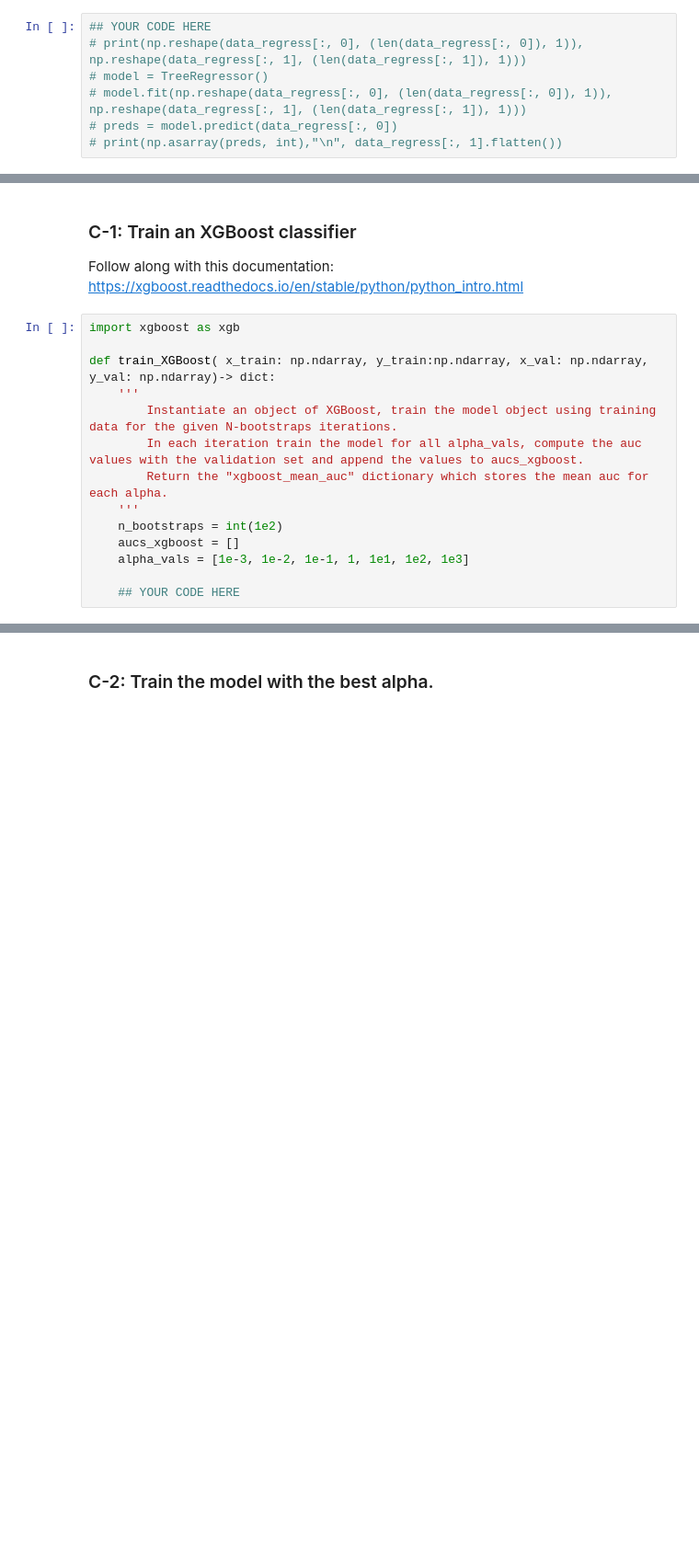
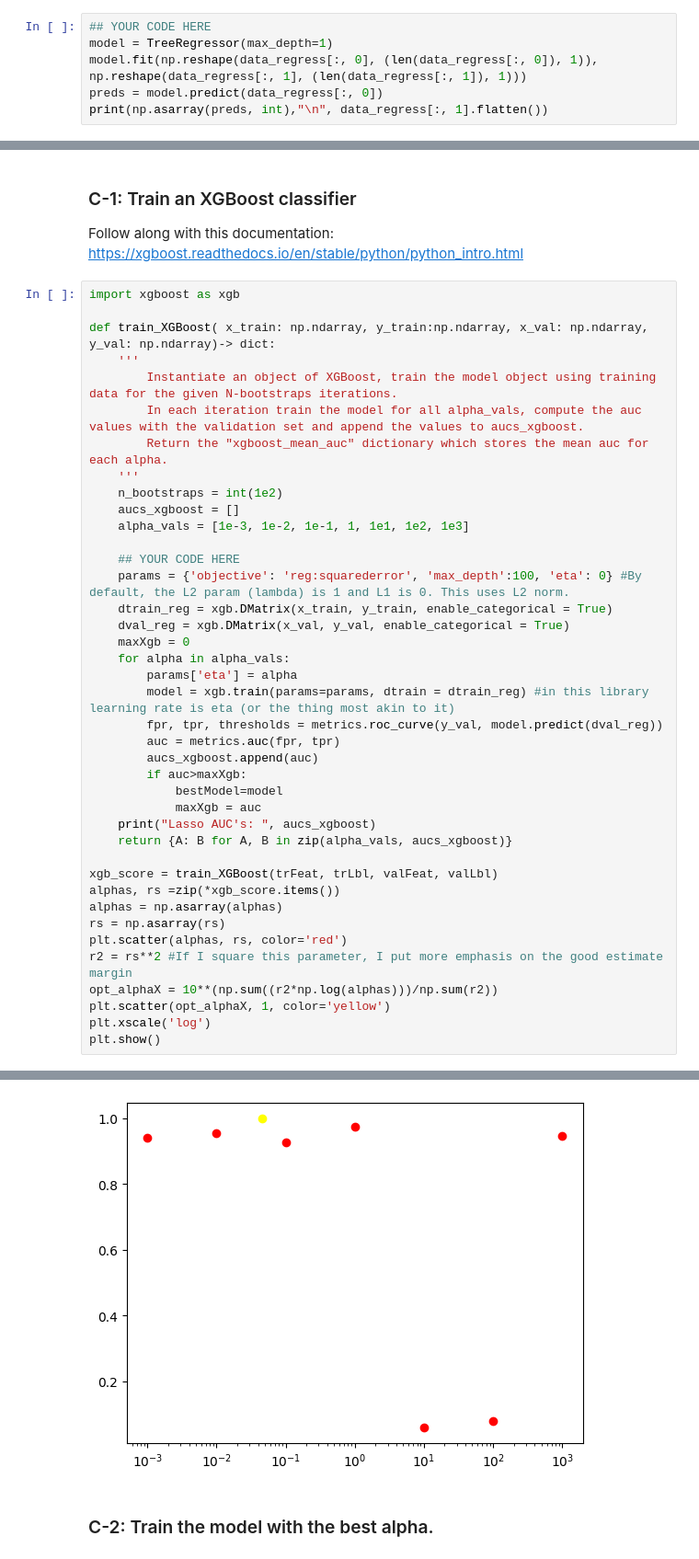
Before and after one commit to Tombo-Combo77/633Hw2, a Jupyter notebook: CSCE633_HW2_Starter_Notebook.ipynb, the cells around one changed output, grey strips where cells are left out. Shown at 92% size. Saved outputs shown, nothing was run; the diff lists cells and outputs as text; blank space fills up the shorter version.

Commit message:
got the framework settled.
Need to work on regressor

```diff
--- a/CSCE633_HW2_Starter_Notebook.ipynb
+++ b/CSCE633_HW2_Starter_Notebook.ipynb
@@ -549,8 +534,7 @@ Don't forget to create a method to make predictions using your tree. You may cre
 **Plot the MSE at each depth of your tree**
 # %%
 ## YOUR CODE HERE
-# print(np.reshape(data_regress[:, 0], (len(data_regress[:, 0]), 1)), np.reshape(data_regress[:, 1], (len(data_regress[:, 1]), 1)))
-# model = TreeRegressor()
-# model.fit(np.reshape(data_regress[:, 0], (len(data_regress[:, 0]), 1)), np.reshape(data_regress[:, 1], (len(data_regress[:, 1]), 1)))
-# preds = model.predict(data_regress[:, 0])
-# print(np.asarray(preds, int),"\n", data_regress[:, 1].flatten())
+model = TreeRegressor(max_depth=1)
+model.fit(np.reshape(data_regress[:, 0], (len(data_regress[:, 0]), 1)), np.reshape(data_regress[:, 1], (len(data_regress[:, 1]), 1)))
+preds = model.predict(data_regress[:, 0])
+print(np.asarray(preds, int),"\n", data_regress[:, 1].flatten())
@@ -809,4 +810,30 @@ def train_XGBoost( x_train: np.ndarray, y_train:np.ndarray, x_val: np.ndarray, y
     alpha_vals = [1e-3, 1e-2, 1e-1, 1, 1e1, 1e2, 1e3]
 
     ## YOUR CODE HERE
+    params = {'objective': 'reg:squarederror', 'max_depth':100, 'eta': 0} #By default, the L2 param (lambda) is 1 and L1 is 0. This uses L2 norm.
+    dtrain_reg = xgb.DMatrix(x_train, y_train, enable_categorical = True)
+    dval_reg = xgb.DMatrix(x_val, y_val, enable_categorical = True)
+    maxXgb = 0
+    for alpha in alpha_vals:
+        params['eta'] = alpha
+        model = xgb.train(params=params, dtrain = dtrain_reg) #in this library learning rate is eta (or the thing most akin to it)
+        fpr, tpr, thresholds = metrics.roc_curve(y_val, model.predict(dval_reg))
+        auc = metrics.auc(fpr, tpr)
+        aucs_xgboost.append(auc)
+        if auc>maxXgb:
+            bestModel=model
+            maxXgb = auc
+    print("Lasso AUC's: ", aucs_xgboost)
+    return {A: B for A, B in zip(alpha_vals, aucs_xgboost)}
+
+xgb_score = train_XGBoost(trFeat, trLbl, valFeat, valLbl)
+alphas, rs =zip(*xgb_score.items())
+alphas = np.asarray(alphas)
+rs = np.asarray(rs)
+plt.scatter(alphas, rs, color='red')
+r2 = rs**2 #If I square this parameter, I put more emphasis on the good estimate margin
+opt_alphaX = 10**(np.sum((r2*np.log(alphas)))/np.sum(r2))
+plt.scatter(opt_alphaX, 1, color='yellow')
+plt.xscale('log')
+plt.show()
 # %% [output]
@@ -814,2 +841,3 @@ ModuleNotFoundError: No module named 'xgboost'
+[figure, added]
 # %% [markdown]
 ### C-2: Train the model with the best alpha.
```
Also changed, not shown: parts of 14 cells of this notebook.
